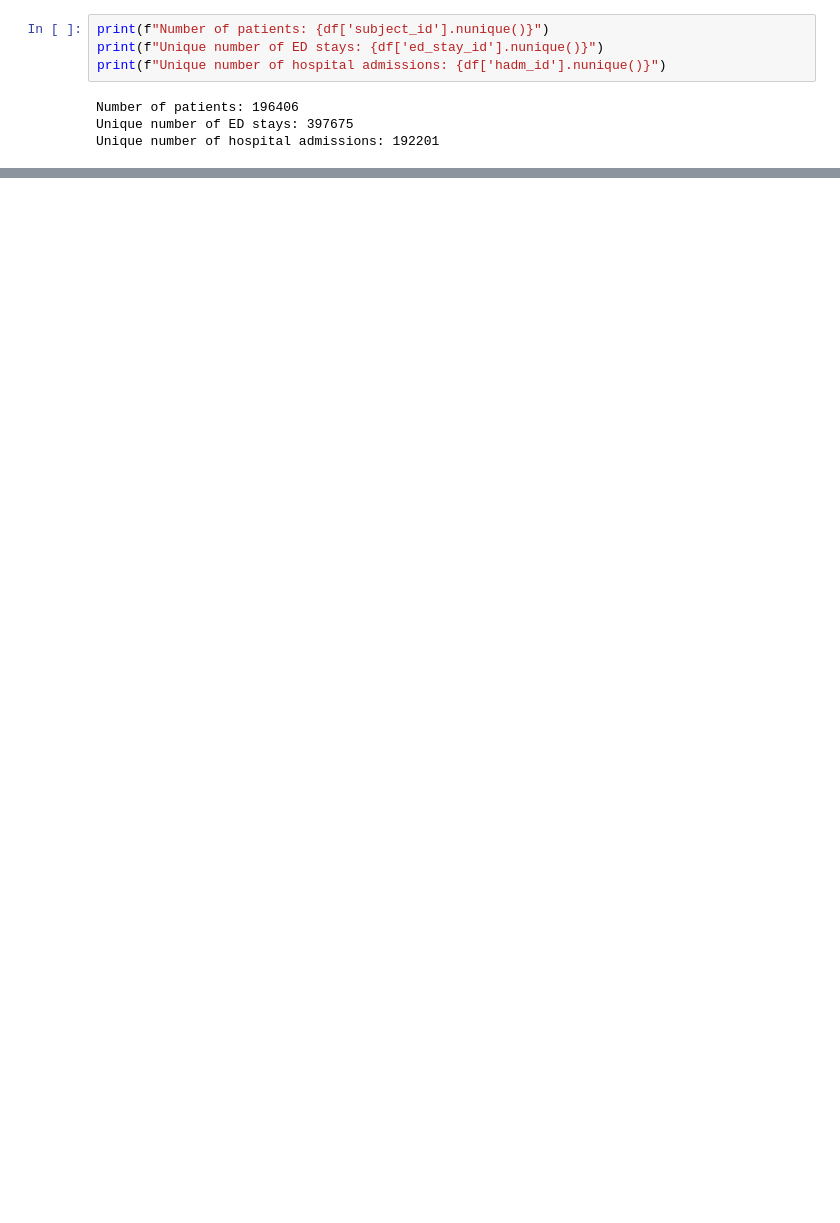
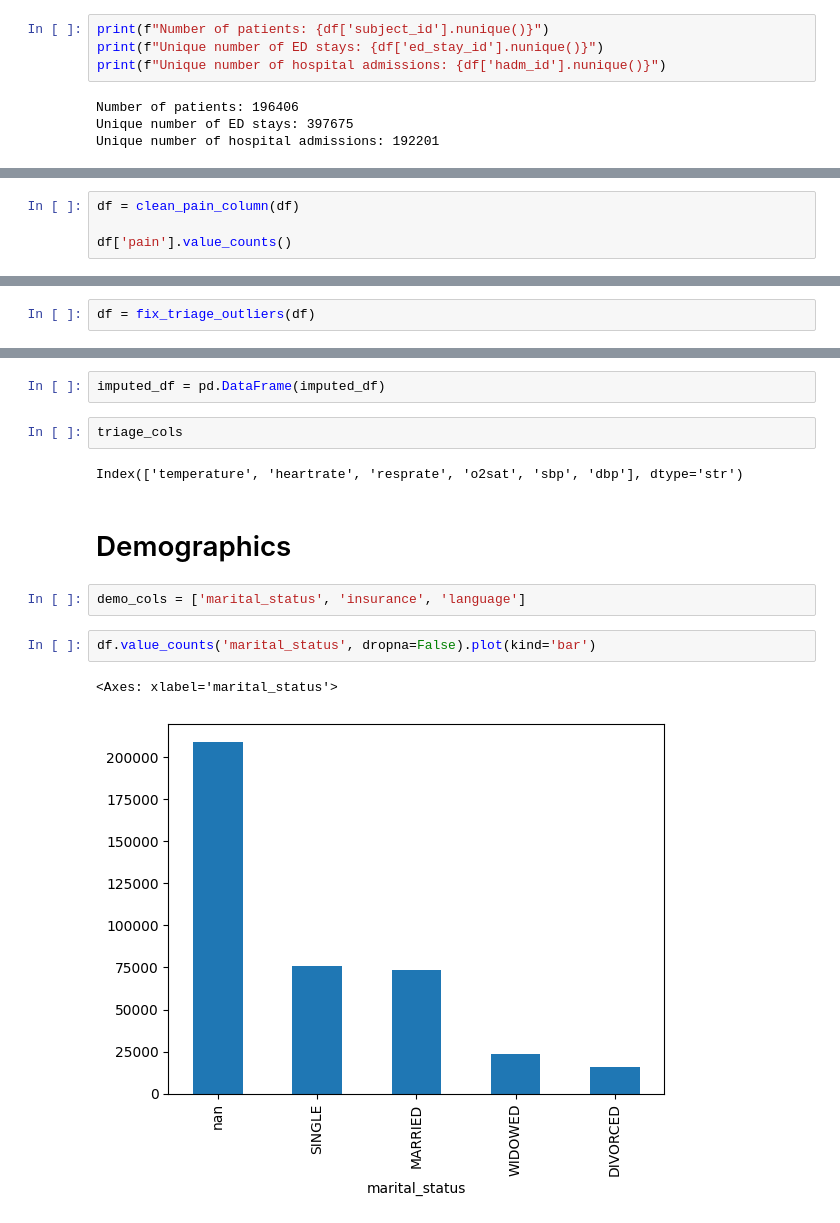
Before and after one commit to tkbarb10/ADS599-Capstone, a Jupyter notebook: cohort_eda.ipynb, the cells around one changed output, grey strips where cells are left out. Drawn from its saved outputs; the diff is of its cells as text; blank space fills up the shorter version.

```diff
--- a/cohort_eda.ipynb
+++ b/cohort_eda.ipynb
@@ -176,0 +180,4 @@ max         148.74     256.00     100.00     100.00     100.00  661672.00
+# %%
+df = clean_pain_column(df)
+
+df['pain'].value_counts()
@@ -176,0 +193,2 @@ max         148.74     256.00     100.00     100.00     100.00  661672.00
+# %%
+df = fix_triage_outliers(df)
@@ -176,0 +233,15 @@ max         148.74     256.00     100.00     100.00     100.00  661672.00
+# %%
+imputed_df = pd.DataFrame(imputed_df)
+# %%
+triage_cols
+# %% [output]
+Index(['temperature', 'heartrate', 'resprate', 'o2sat', 'sbp', 'dbp'], dtype='str')
+# %% [markdown]
+# Demographics
+# %%
+demo_cols = ['marital_status', 'insurance', 'language']
+# %%
+df.value_counts('marital_status', dropna=False).plot(kind='bar')
+# %% [output]
+<Axes: xlabel='marital_status'>
+[figure, added]
```
Also changed, not shown: parts of 48 cells of this notebook, 3 other files.
